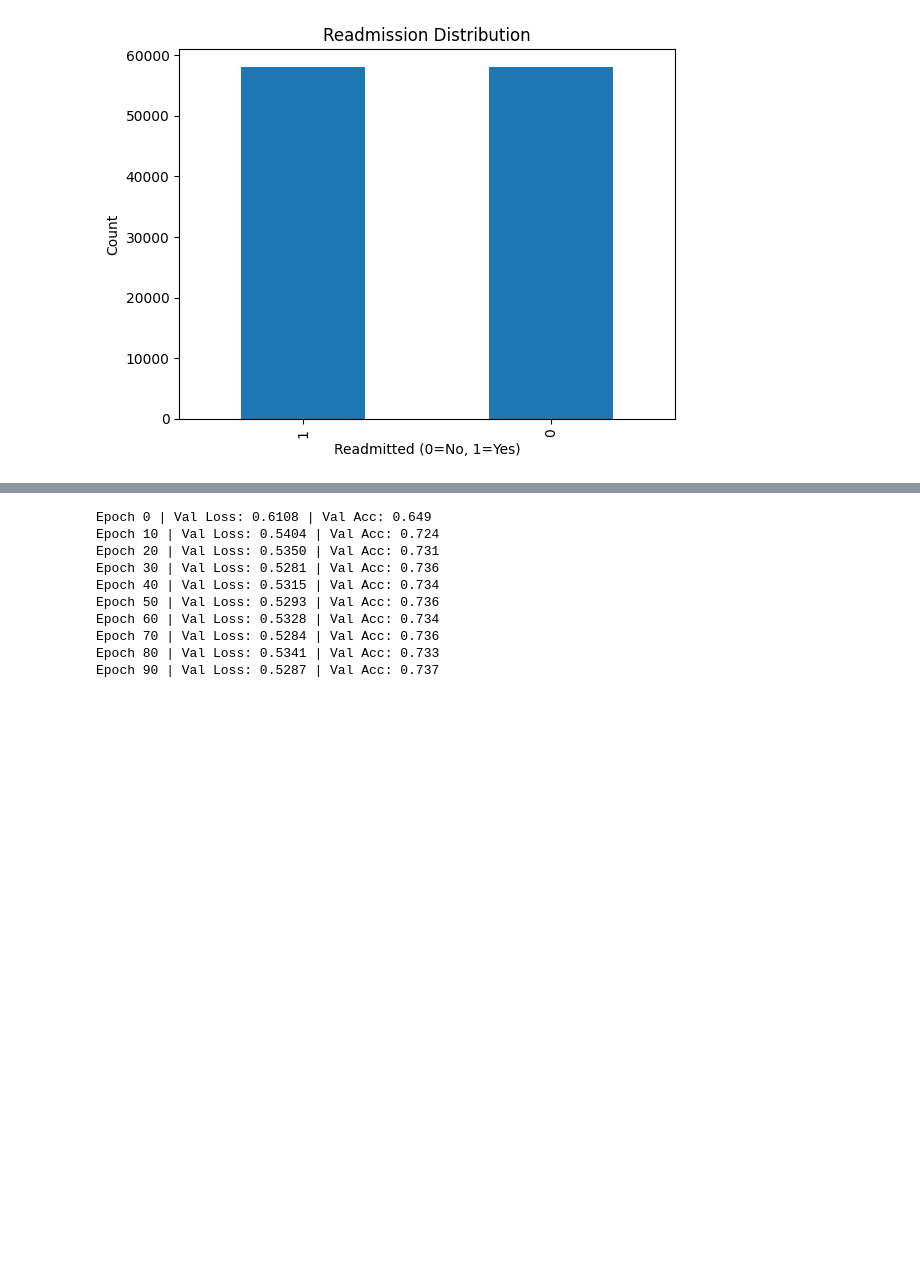
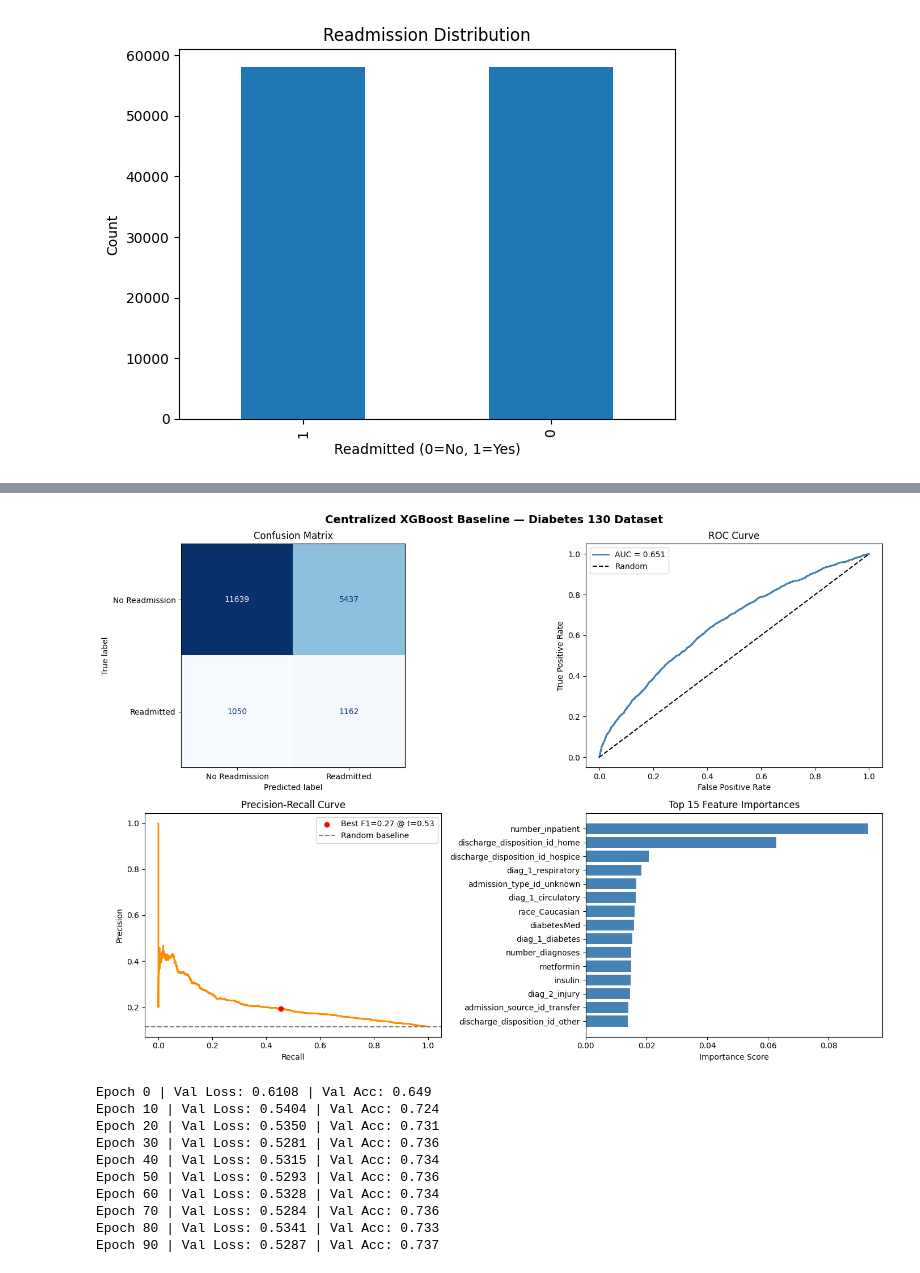
Before and after one commit to SrMallol2/Federated-Learning-Under-Data-Heterogeneity-for-Real-Applications-in-Multiple-Domains, a Jupyter notebook: Practices/Use Case 1 (Health)/01_UC1_Centralized.ipynb, the cells around one changed output, grey strips where cells are left out. Cells and saved outputs as stored; diff of their text form; code cells hidden in the pictures; blank space fills up the shorter version.

Commit message:
Added XGBoost

```diff
--- a/Practices/Use Case 1 (Health)/01_UC1_Centralized.ipynb
+++ b/Practices/Use Case 1 (Health)/01_UC1_Centralized.ipynb
@@ -302,3 +349,70 @@ Name: proportion, dtype: float64
+# %%
+df_temp = pd.read_csv('diabetes_data/diabetic_data.csv')
+df_temp.replace('?', np.nan, inplace=True)
+df_temp = drop_columns(df_temp)
+df_temp = remove_deceased(df_temp)
+df_temp = create_target(df_temp)
+df_temp.dropna(inplace=True)
+df_temp = encode_features(df_temp)
+feature_names_list = df_temp.drop(columns=['readmitted_binary']).columns.tolist()
+# %%
+import matplotlib.pyplot as plt
+import numpy as np
+from sklearn.metrics import (
+    confusion_matrix, ConfusionMatrixDisplay,
+    roc_curve, precision_recall_curve, roc_auc_score
+)
+from xgboost import plot_importance
+
+fig, axes = plt.subplots(2, 2, figsize=(14, 10))
+fig.suptitle('Centralized XGBoost Baseline — Diabetes 130 Dataset', fontsize=14, fontweight='bold')
+
+# 1. Confusion Matrix
+ax1 = axes[0, 0]
+cm = confusion_matrix(y_test, y_pred_xgb)
+disp = ConfusionMatrixDisplay(cm, display_labels=['No Readmission', 'Readmitted'])
+disp.plot(cmap='Blues', ax=ax1, colorbar=False)
+ax1.set_title('Confusion Matrix')
+
+# 2. ROC Curve
+ax2 = axes[0, 1]
+fpr, tpr, _ = roc_curve(y_test, y_proba_xgb)
+auc = roc_auc_score(y_test, y_proba_xgb)
+ax2.plot(fpr, tpr, color='steelblue', lw=2, label=f'AUC = {auc:.3f}')
+ax2.plot([0, 1], [0, 1], 'k--', label='Random')
+ax2.set_xlabel('False Positive Rate')
+ax2.set_ylabel('True Positive Rate')
+ax2.set_title('ROC Curve')
+ax2.legend()
+
+# 3. Precision-Recall Curve
+ax3 = axes[1, 0]
+precision, recall, thresholds = precision_recall_curve(y_test, y_proba_xgb)
+f1_scores = 2 * (precision * recall) / (precision + recall + 1e-8)
+best_idx = np.argmax(f1_scores)
+ax3.plot(recall, precision, color='darkorange', lw=2)
+ax3.scatter(recall[best_idx], precision[best_idx], color='red', zorder=5,
+            label=f'Best F1={f1_scores[best_idx]:.2f} @ t={thresholds[best_idx]:.2f}')
+ax3.axhline(y_test.mean(), color='gray', linestyle='--', label='Random baseline')
+ax3.set_xlabel('Recall')
+ax3.set_ylabel('Precision')
+ax3.set_title('Precision-Recall Curve')
+ax3.legend()
+
+# 4. Top 15 Feature Importances
+ax4 = axes[1, 1]
+importances = model_xgb.feature_importances_
+top_idx = np.argsort(importances)[-15:]
+feature_names = [feature_names_list[i] for i in top_idx]
+ax4.barh(feature_names, importances[top_idx], color='steelblue')
+ax4.set_title('Top 15 Feature Importances')
+ax4.set_xlabel('Importance Score')
+
+plt.tight_layout()
+plt.savefig('xgboost_baseline.png', dpi=150, bbox_inches='tight')
+plt.show()
+# %% [output]
+[figure, added]
 # %%
 # Simple MLP
 class MLP(nn.Module):
```
Also changed, not shown: parts of 1 cell of this notebook, 1 other file.
